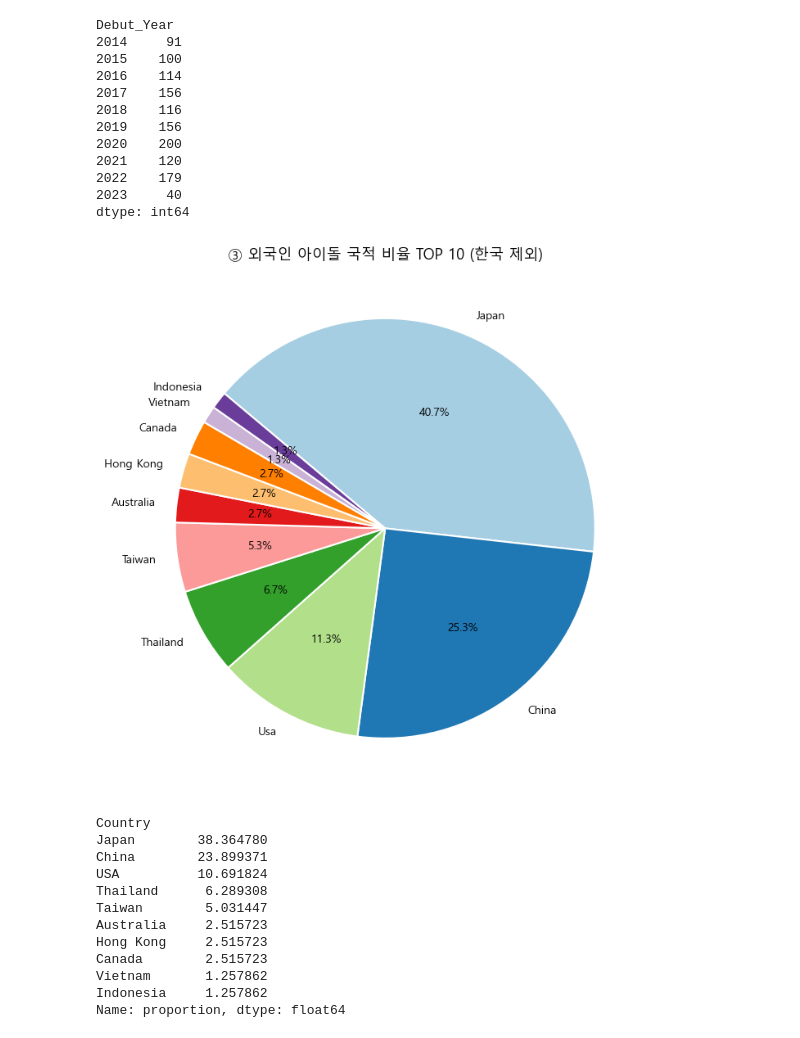
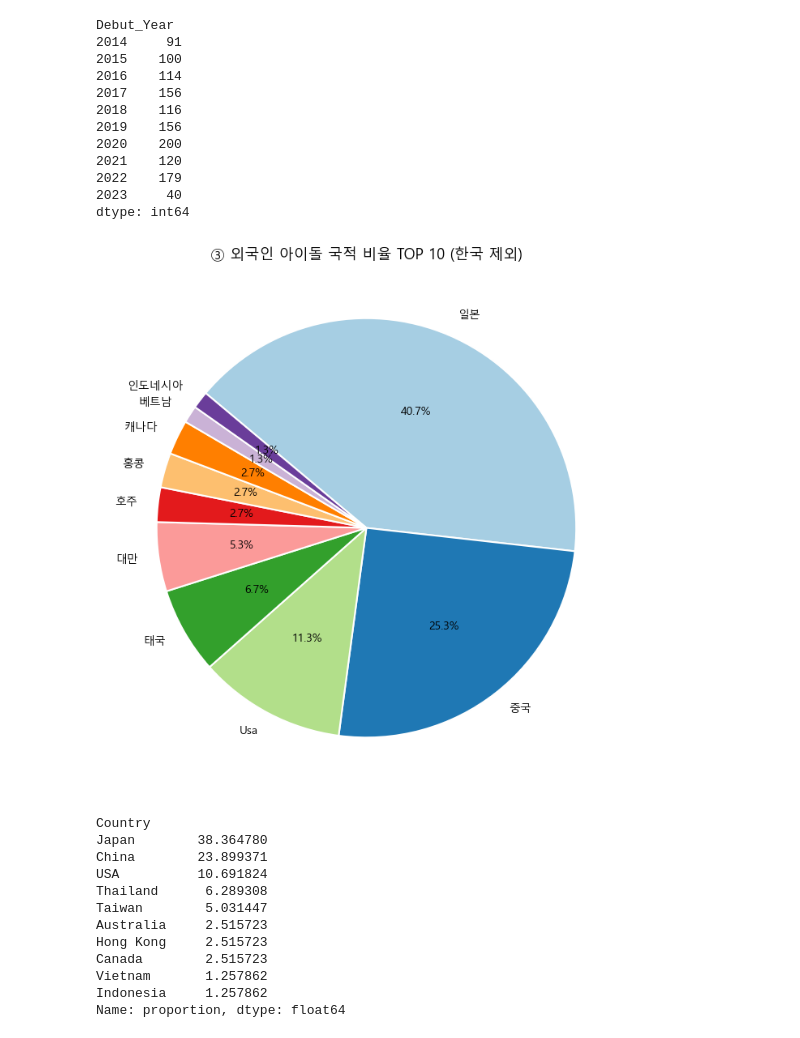
Before and after one commit to 2025-DongA-1/kpop-data-hunters, a Jupyter notebook: backend/data/kpop_eda.ipynb, the cells around one changed output. Cells and saved outputs as stored; diff of their text form; code cells hidden in the pictures.

```diff
--- a/backend/data/kpop_eda.ipynb
+++ b/backend/data/kpop_eda.ipynb
@@ -291,34 +291,64 @@ dtype: int64
 # %%
 # ③ 국적별 아이돌 수 TOP 10
 # 🇰🇷 제외: 외국인만 필터링
 # Country 전처리: 공백 제거 + 소문자 통일
+import matplotlib.pyplot as plt
+
+# Country 전처리
 df["Country"] = df["Country"].astype(str).str.strip()
-df["Country_clean"] = df["Country"].str.title()  # 대문자 첫글자만 (예: Japan, Thailand)
+df["Country_clean"] = df["Country"].str.title()  # 예: Japan → Japan, Thailand → Thailand
 
 # 🇰🇷 제외
 foreign_df = df[df["Country_clean"].str.lower() != "south korea"]
 
 # 국적별 TOP 10
 country_top10_foreign = foreign_df["Country_clean"].value_counts().head(10)
 
+# ✅ 영문 → 한글 매핑 딕셔너리
+country_kor_map = {
+    "Japan": "일본",
+    "China": "중국",
+    "Thailand": "태국",
+    "United States": "미국",
+    "Taiwan": "대만",
+    "Philippines": "필리핀",
+    "Indonesia": "인도네시아",
+    "Vietnam": "베트남",
+    "Australia": "호주",
+    "Canada": "캐나다",
+    "Malaysia": "말레이시아",
+    "Hong Kong": "홍콩",
+    "Singapore": "싱가포르",
+    "Mexico": "멕시코",
+    "France": "프랑스",
+    "Germany": "독일",
+    "Russia": "러시아",
+    "United Kingdom": "영국"
+}
+
+# 한글 이름으로 변환 (없는 건 그대로 유지)
+country_labels = [
+    country_kor_map.get(name, name) for name in country_top10_foreign.index
+]
+
 # 색상 팔레트 (10개 국적용)
 colors = plt.cm.Paired.colors[:10]
 
 plt.figure(figsize=(7,7))
 plt.pie(
     country_top10_foreign.values,
-    labels=country_top10_foreign.index,
+    labels=country_labels,
     autopct='%1.1f%%',
     startangle=140,
     counterclock=False,
     colors=colors,
     wedgeprops={'edgecolor': 'white', 'linewidth': 1.5}
 )
 plt.title("③ 외국인 아이돌 국적 비율 TOP 10 (한국 제외)", fontsize=13)
 plt.tight_layout()
 plt.show()
 # %% [output]
-[figure, old version]
+[figure, new version]
 # %%
 (foreign_df["Country"].value_counts(normalize=True).head(10) * 100)
 # %% [output]
```
Also changed, not shown: parts of 1 cell of this notebook.
